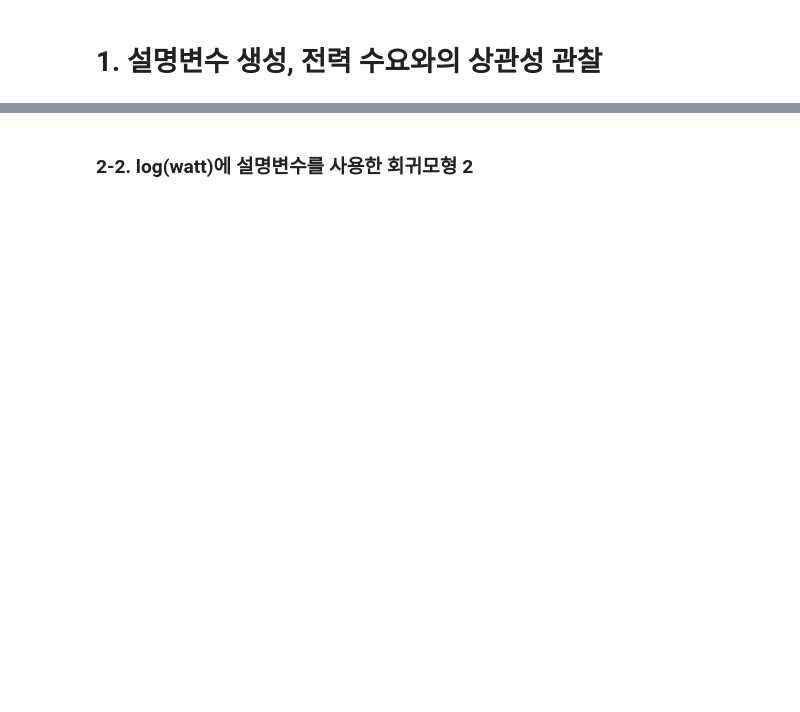
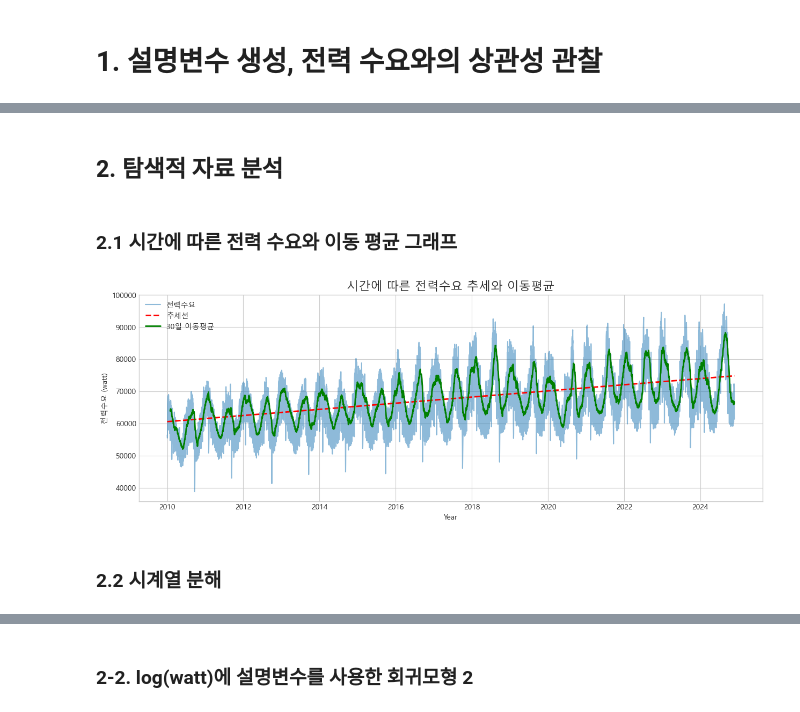
Before and after one commit to jeyukburrito/data_analysis_portfolio, a Jupyter notebook: Power Demand Forecasting/Power Demand Forecasting.ipynb, the cells around one changed output, grey strips where cells are left out. Saved outputs shown, nothing was run; the diff lists cells and outputs as text; code cells hidden in the pictures; blank space fills up the shorter version.

```diff
--- a/Power Demand Forecasting/Power Demand Forecasting.ipynb
+++ b/Power Demand Forecasting/Power Demand Forecasting.ipynb
@@ -933,0 +93,31 @@ plt.show()
+# %% [markdown]
+## 2. 탐색적 자료 분석
+# %% [markdown]
+### 2.1 시간에 따른 전력 수요와 이동 평균 그래프
+# %%
+plt.figure(figsize=(15, 5))
+
+plt.plot(df['date'], df['watt'], label='전력수요', alpha=0.5)
+
+x = np.arange(len(df['date']))
+y = df['watt']
+z = np.polyfit(x, y, 1)
+p = np.poly1d(z)
+plt.plot(df['date'], p(x), "r--", linewidth=2, label='추세선')
+
+# 4. 이동 평균선 계산 및 그리기 (새로 추가된 부분)
+# window=7은 7일간의 평균을 계산하라는 의미입니다. 이 값을 조절하여 기간을 변경할 수 있습니다.
+moving_avg_7 = df['watt'].rolling(window=30).mean()
+plt.plot(df['date'], moving_avg_7, color='green', linestyle='-', linewidth=2, label='30일 이동평균')
+
+# 5. 그래프 마무리
+plt.title('시간에 따른 전력수요 추세와 이동평균', fontsize=16)
+plt.xlabel('Year')
+plt.ylabel('전력수요 (watt)')
+plt.legend() # 범례 표시
+plt.grid(True) # 그리드 추가
+plt.show()
+# %% [output]
+[figure, added]
+# %% [markdown]
+### 2.2 시계열 분해
```
Also changed, not shown: parts of 89 cells of this notebook.
